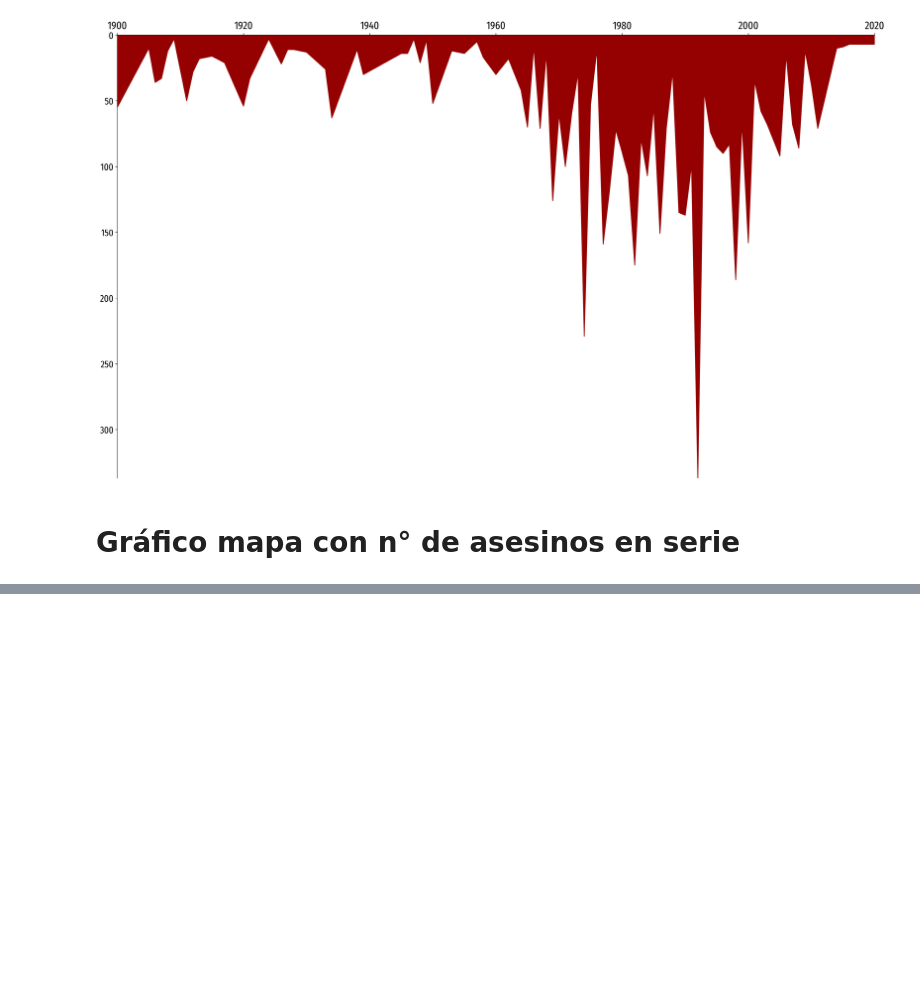
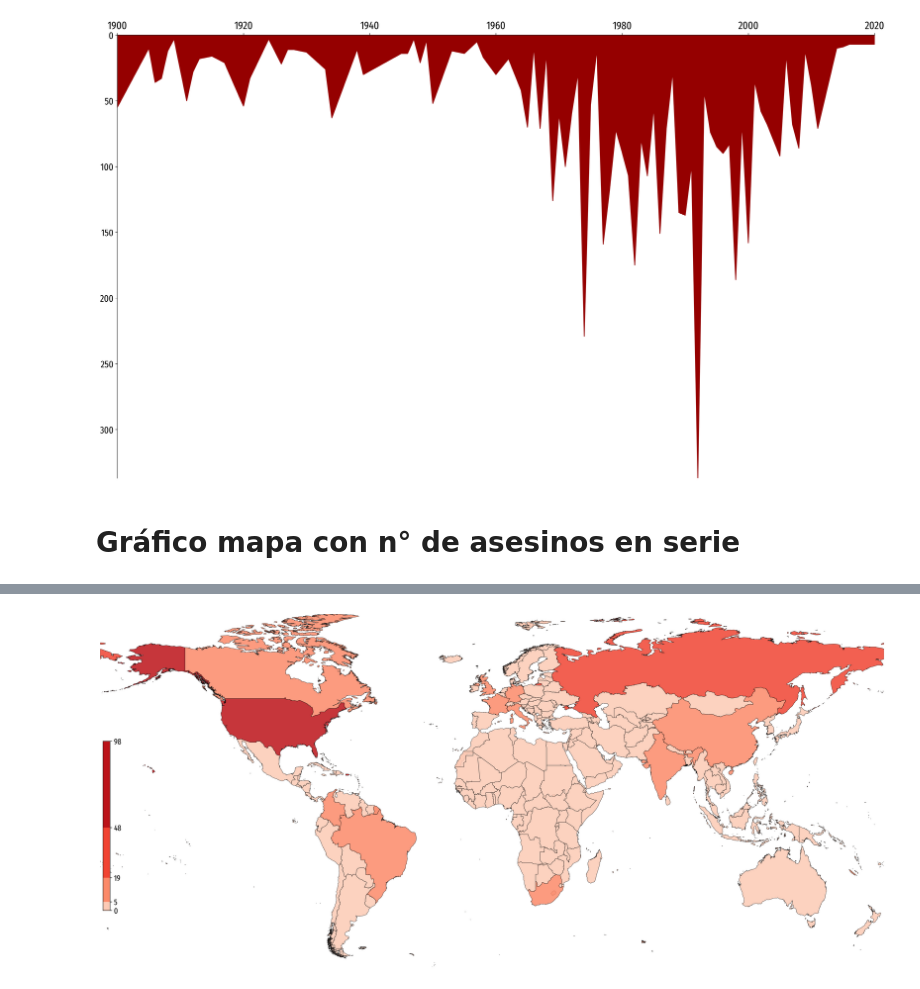
Before and after one commit to fabianigual/info-vis, a Jupyter notebook: 03-info-vis.ipynb, the cells around one changed output, grey strips where cells are left out. Saved outputs shown, nothing was run; the diff lists cells and outputs as text; code cells hidden in the pictures; blank space fills up the shorter version.

```diff
--- a/03-info-vis.ipynb
+++ b/03-info-vis.ipynb
@@ -73,0 +146,29 @@ plt.fill_between(ts.index, ts.proven_victims, color = '#950000')#
+# %%
+grid = GeoFacetGrid(n_pais, height=9)
+
+#grid.add_basemap()
+grid.add_layer(
+    choropleth_map,
+    "count",
+    k=4,
+    linewidth=0.5,
+    edgecolor="black",
+    binning="fisher_jenks",
+    #palette='YlOrRd',
+    palette = 'Reds',
+    alpha=0.85,
+    cbar_args=dict(
+        height="60%",
+        width="1%",
+        orientation="vertical",
+        location="center left",
+        label_size='x-large',
+        bbox_to_anchor=(0, 0.0, 0.9, 0.8),
+       # label="N° de asesinos",
+    ),
+)
+#grid.set_title()
+grid.tight_layout()
+grid.savefig("output/vis/map.svg", transparent=True)
+# %% [output]
+[figure, added]
```
Also changed, not shown: parts of 11 cells of this notebook, 5 other files.
